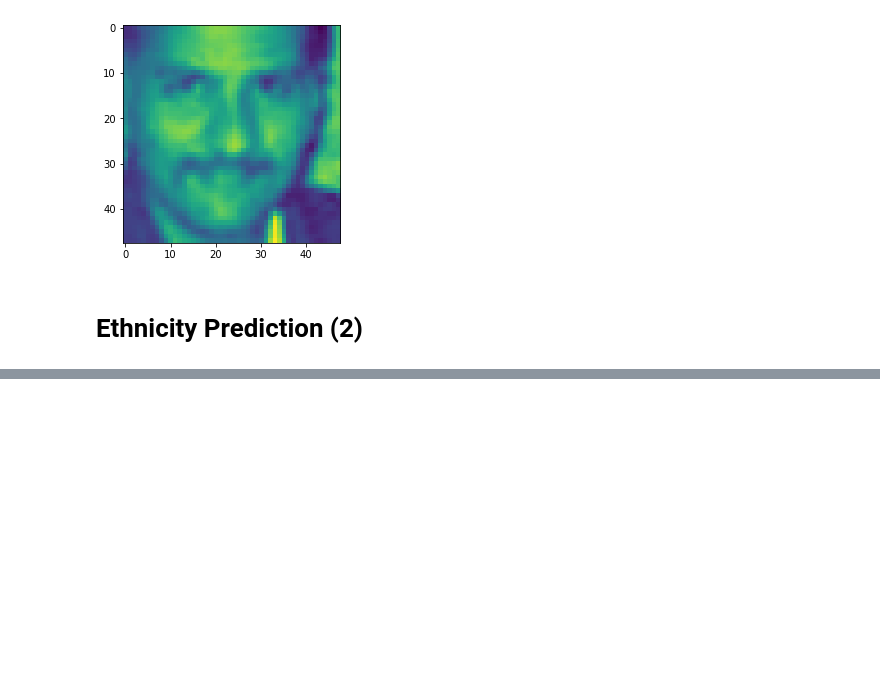
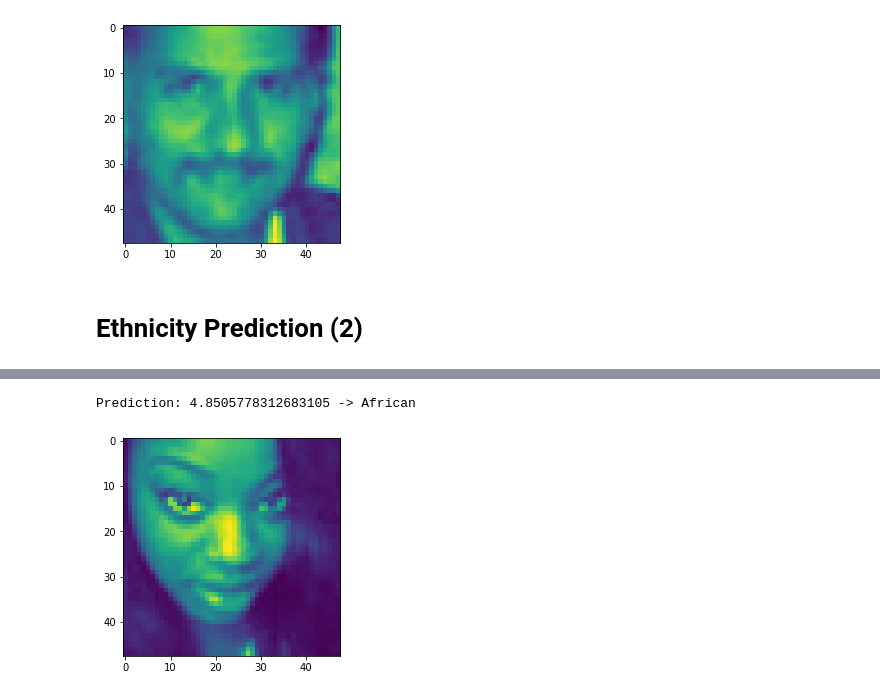
Before and after one commit to Real-VeerSandhu/Ethnicity-Age-Prediction, a Jupyter notebook: main_notebook.ipynb, the cells around one changed output, grey strips where cells are left out. Cells and saved outputs as stored; diff of their text form; code cells hidden in the pictures; blank space fills up the shorter version.

```diff
--- a/main_notebook.ipynb
+++ b/main_notebook.ipynb
@@ -252,7 +252,7 @@ model2 = tf.keras.Sequential([
     tf.keras.layers.Flatten(),
     tf.keras.layers.Dense(64, activation='relu'),
     tf.keras.layers.Dropout(rate=0.5),
-    tf.keras.layers.Dense(5)
+    tf.keras.layers.Dense(units=5)
 ])
 # %%
 model2.compile(optimizer='rmsprop',
@@ -311,2 +313,18 @@ Reached 79% val_accuracy so training voided
 # %%
 model2.save('ethnicity_model.h5')
+# %%
+def local_predict_ethnicity(index):
+    '''Predict ethnicity from an image in the local dataset'''
+    input_img = X_test1[index]
+    plt.imshow(input_img)
+    pred = model2.predict(np.expand_dims(input_img, axis=0))
+
+    label_map = ['Caucasian', 'African', 'East Asian', 'South Asian', 'Latino']
+    ethnicity = label_map[np.argmax(pred)]
+
+    print(f'Prediction: {pred[0][np.argmax(pred)]} -> {ethnicity}')
+# %%
+local_predict_ethnicity(0)
+# %% [output]
+Prediction: 4.8505778312683105 -> African
+[figure, added]
```
Also changed, not shown: parts of 10 cells of this notebook, 1 other file.
